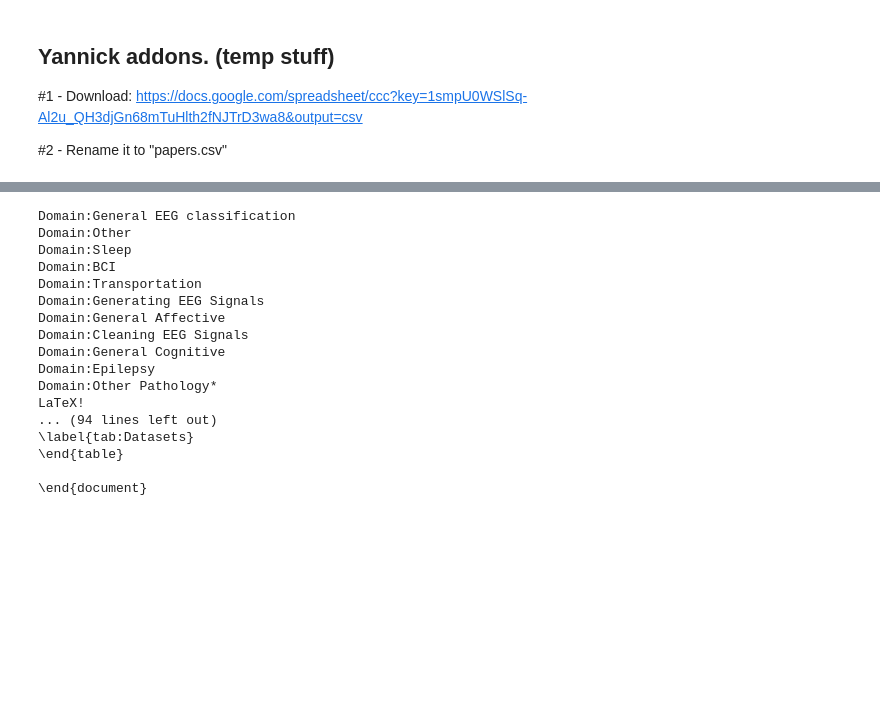
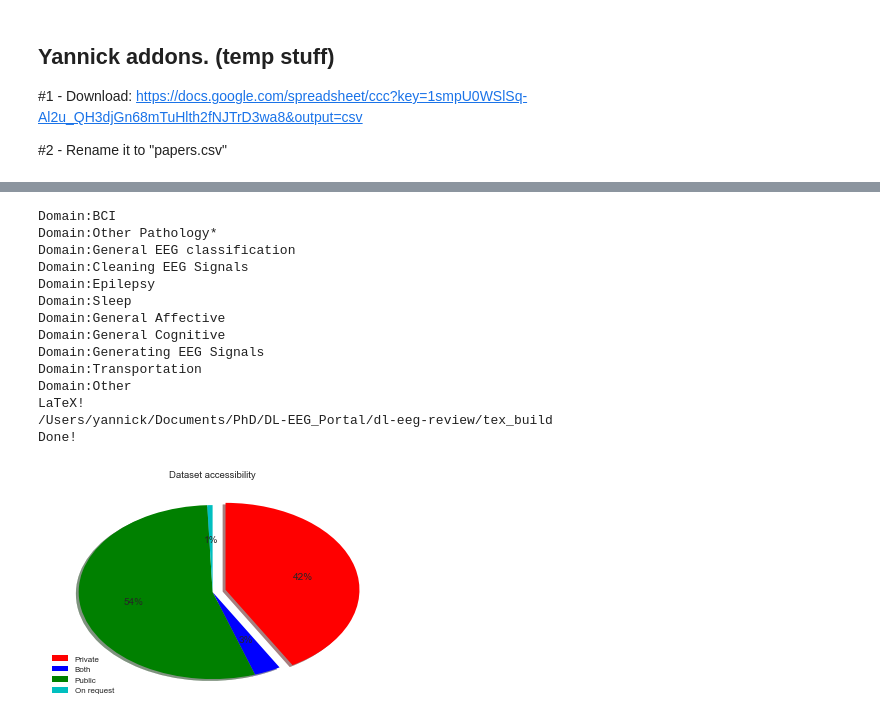
Before and after one commit to hubertjb/dl-eeg-review, a Jupyter notebook: sandbox.ipynb, the cells around one changed output, grey strips where cells are left out. Drawn from its saved outputs; the diff is of its cells as text; code cells hidden in the pictures; blank space fills up the shorter version.

Commit message:
(1) Code + Data plot code added. (2) Exception in dataset Latex table added.

```diff
--- a/sandbox.ipynb
+++ b/sandbox.ipynb
@@ -112,15 +114,45 @@ for domain in domains:
     sub_papers = papers[papers['Domain'] == domain]
     sub_datasets = sub_papers['Dataset name'].dropna(axis=0, how='all')
 
-    # 1 Paper might used multiple datasets
+    # 1 Paper might use multiple datasets
     l = [dsname.split(";\n") for dsname in sub_datasets]
     sub_datasets = set([item for sublist in l for item in sublist])
 
+    # ========================================
     # Handle exception to make it "prettier".
-    # Exception 1: BCI Competition Datasets.
+    # Exception 1: Combining datasets.
+    # - BCI Competition Datasets.
+    # ========================================
+    tex_utils.combine_datasets(sub_datasets, "BCI Competition")
+    tex_utils.combine_datasets(sub_datasets, "TUH")
+
+    # Step 3 - Create nested list of publications per dataset for this domain.
+    nested_list = {k: list(sub_papers[sub_papers['Dataset name'].str.contains(k)]['Citation']) for k in sub_datasets}
+
+    # ========================================
+    # Handle exception to make it "prettier".
     # Exception 2: Datasets used only once.
+    # ========================================
+    toBeRemoved = []
+    others = []
+    for dataset in nested_list:
+        if len(nested_list[dataset]) < 2:
+            others.append(nested_list[dataset])
+            toBeRemoved.append(dataset)
 
-    nested_list = {k: list(sub_papers[sub_papers['Dataset name'].str.contains(k)]['Citation']) for k in sub_datasets}
+    for dataset in toBeRemoved:
+        nested_list.pop(dataset)
+
+    others = [val for sublist in others for val in sublist]
+    if len(others) > 0:
+        nested_list['Other Datasets'] = others
+
+    #if 'Internal Recordings' in nested_list:
+    #    nested_list = move_element(nested_list, "Internal Recordings", 1)
+    #if 'Others' in nested_list:
+    #    nested_list = move_element(nested_list, "Others", 2)
+
+    # Step 4 - Save the final list of papers per dataset for this domain.
     nested_datasets[domain] = nested_list
 
 print('LaTeX!')
@@ -128,23 +160,33 @@ template = tex_utils.get_template('./table_template.tex')
 variable_dict = {'datasets': nested_datasets}
 texstr = tex_utils.compile_pdf_from_template(template, variable_dict, './dataset_table.pdf')
 print('Done!')
-
-print(texstr)
 # %% [output]
+Domain:BCI
+Domain:Other Pathology*
 Domain:General EEG classification
+Domain:Cleaning EEG Signals
+Domain:Epilepsy
+Domain:Sleep
+Domain:General Affective
+Domain:General Cognitive
+Domain:Generating EEG Signals
+Domain:Transportation
 Domain:Other
-Domain:Sleep
-Domain:BCI
-Domain:Transportation
-Domain:Generating EEG Signals
-Domain:General Affective
-Domain:Cleaning EEG Signals
-Domain:General Cognitive
-Domain:Epilepsy
-Domain:Other Pathology*
 LaTeX!
-... (94 lines left out)
-\label{tab:Datasets}
-\end{table}
-
-\end{document}
+/Users/yannick/Documents/PhD/DL-EEG_Portal/dl-eeg-review/tex_build
+Done!
+# %%
+col_name = 'Dataset accessibility'
+col_options = ['Private', 'Both', 'Public', 'On request']
+values = [df[col_name].value_counts()[col_options[0]], df[col_name].value_counts()[col_options[1]], df[col_name].value_counts()[col_options[2]], df[col_name].value_counts()[col_options[3]]]
+colors = ['r', 'b', 'g', 'c']
+explode = (0.1, 0, 0, 0)
+
+fig = plt.figure()
+plt.pie(values, colors=colors, explode=explode, counterclock=False, shadow=True, autopct='%1.0f%%', startangle=90)
+plt.title(col_name)
+plt.legend(col_options, loc=3)
+plt.savefig("./figs/{}.eps".format(col_name), bbox_inches='tight', format='eps', dpi=1000) # Needs to be before plt.show()
+plt.show()
+# %% [output]
+[figure, added]
```
Also changed, not shown: parts of 3 cells of this notebook, 4 other files.
